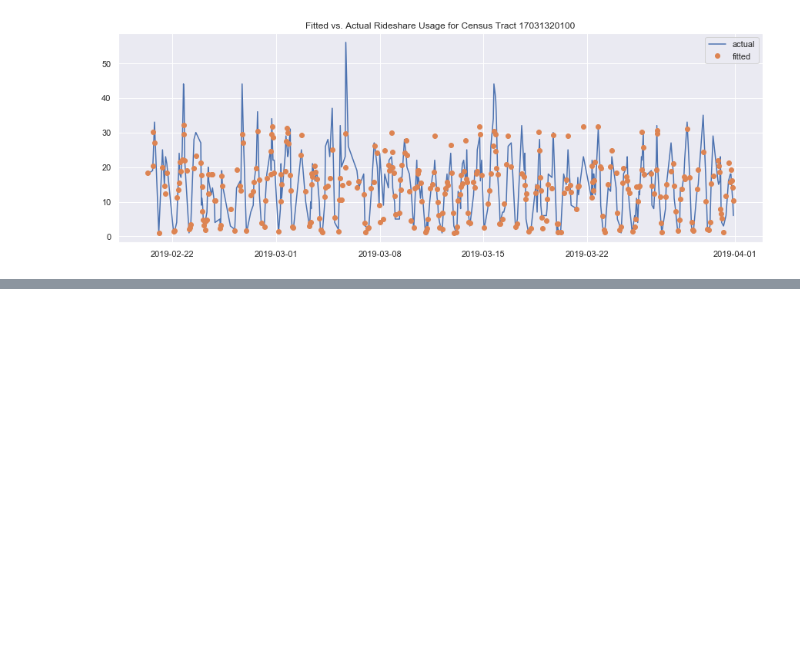
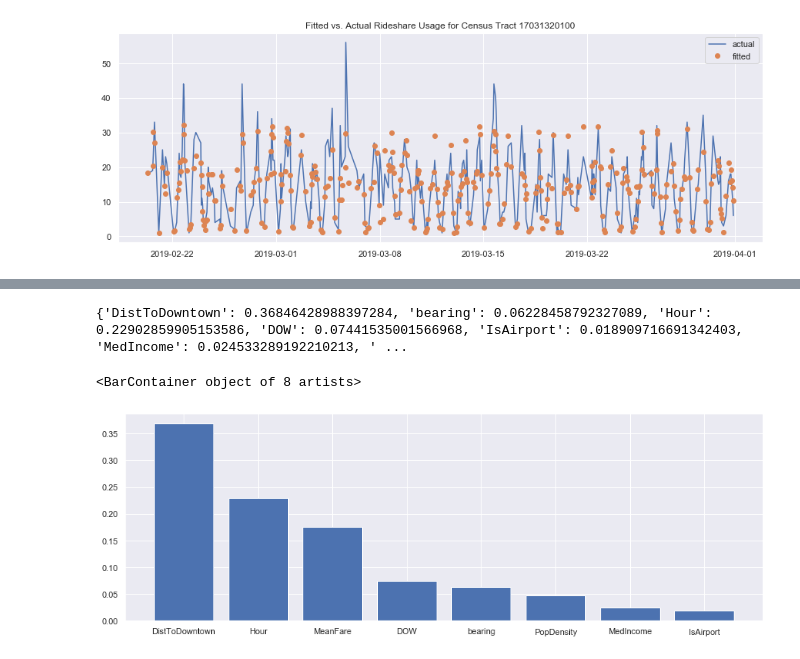
Before and after one commit to LisaATaylor/Rideshare, a Jupyter notebook: Chicago Rideshare Dataset - Demand Prediction Final.ipynb, the cells around one changed output, grey strips where cells are left out. Saved outputs shown, nothing was run; the diff lists cells and outputs as text; code cells hidden in the pictures; blank space fills up the shorter version.

```diff
--- a/Chicago Rideshare Dataset - Demand Prediction Final.ipynb
+++ b/Chicago Rideshare Dataset - Demand Prediction Final.ipynb
@@ -648,0 +702,9 @@ Text(0.5, 1.0, 'Fitted vs. Actual Rideshare Usage for Census Tract 17031320100')
+# %%
+#Feature Importances
+print(dict(zip(Xb.columns,rfrmod_t.feature_importances_)))
+a,b=zip(*sorted(zip(Xb.columns,rfrmod_t.feature_importances_), key=lambda pair: pair[1],reverse=True))
+plt.bar(a,b)
+# %% [output]
+{'DistToDowntown': 0.36846428988397284, 'bearing': 0.06228458792327089, 'Hour': 0.22902859905153586, 'DOW': 0.07441535001566968, 'IsAirport': 0.018909716691342403, 'MedIncome': 0.024533289192210213, ' ...
+<BarContainer object of 8 artists>
+[figure, added]
```
Also changed, not shown: parts of 5 cells of this notebook, 2 other files.
